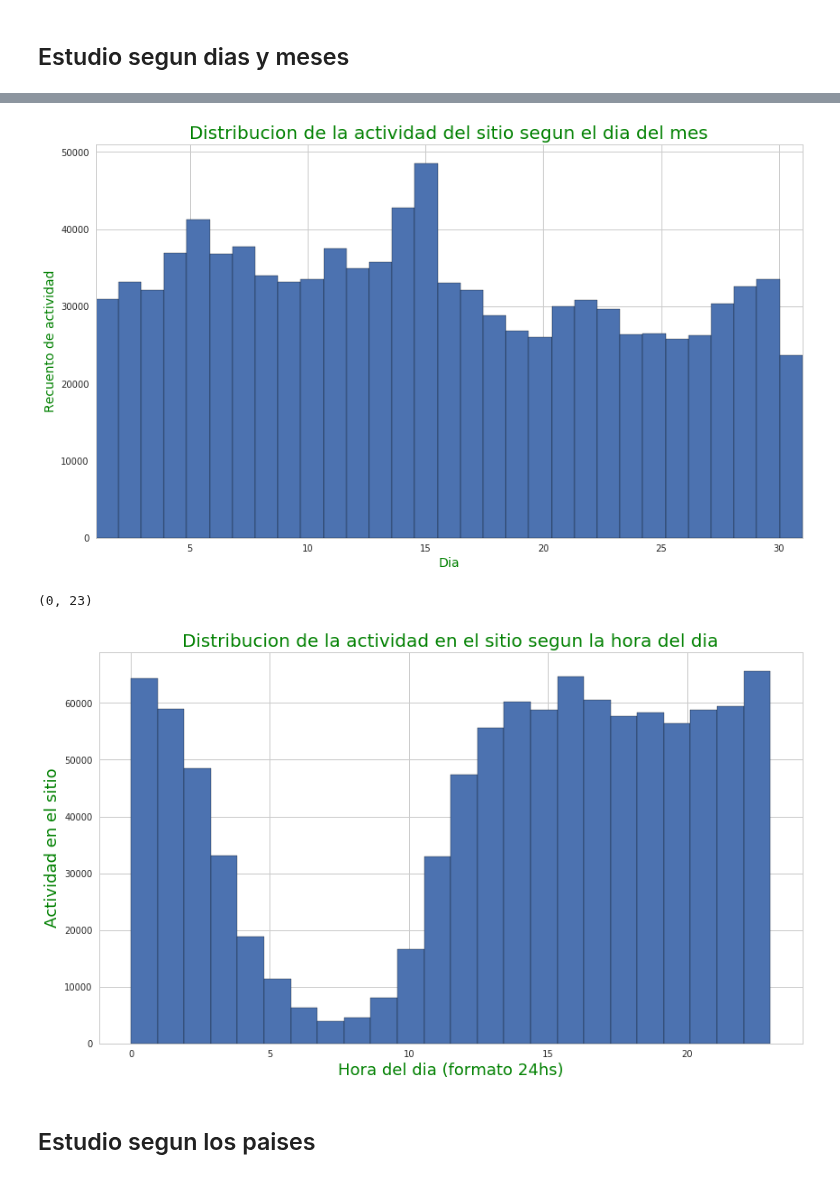
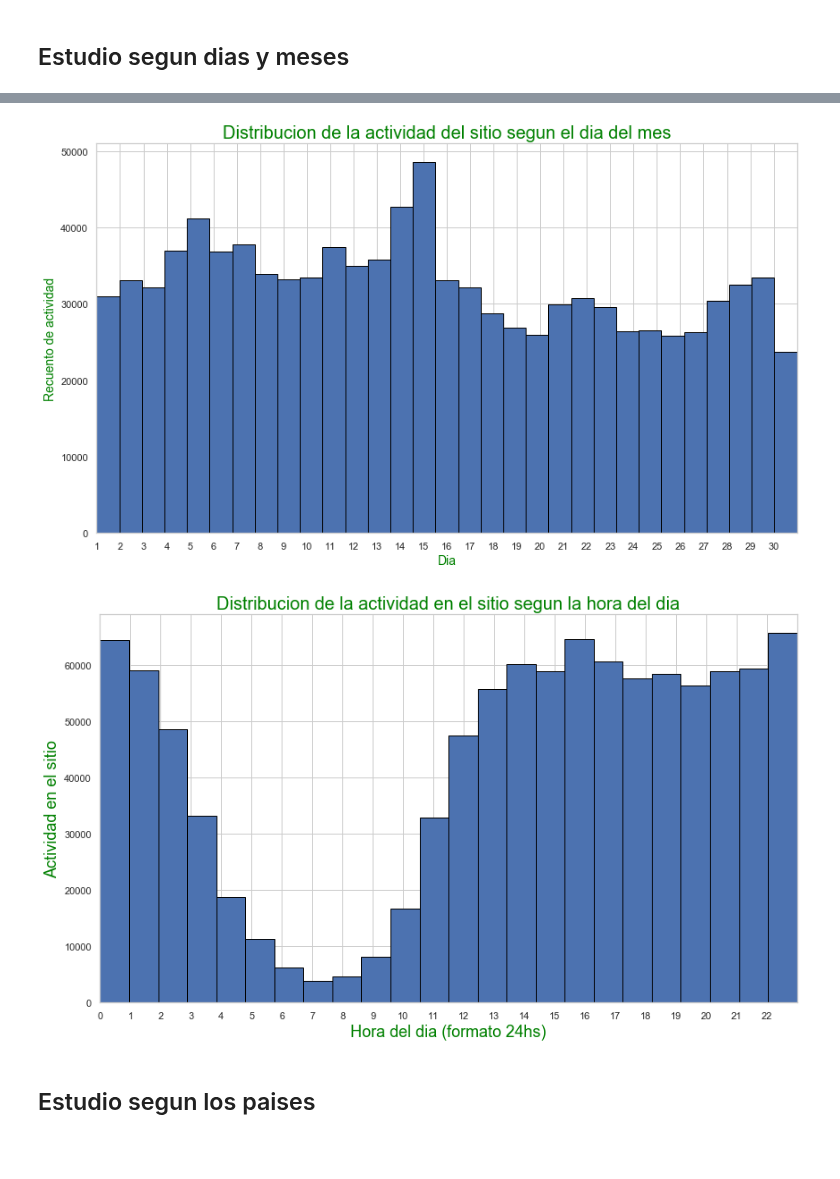
Before and after one commit to Blaz77/DatosReloaded, a Jupyter notebook: TP1/Exploracion_Trocafone.ipynb, the cells around one changed output, grey strips where cells are left out. Saved outputs shown, nothing was run; the diff lists cells and outputs as text; code cells hidden in the pictures; blank space fills up the shorter version.

```diff
--- a/TP1/Exploracion_Trocafone.ipynb
+++ b/TP1/Exploracion_Trocafone.ipynb
@@ -325,19 +325,20 @@ pd.to_datetime(trocafoneData['date']).dt.day.hist(figsize=(14,8), bins = 31, edg
 
 daysPlot.set_ylabel('Recuento de actividad', color = 'green', fontsize = 14)
 daysPlot.set_xlim(1, 31 )
+daysPlot.set_xticks(range(1, 31, 1))
 plt.show()
 # %% [output]
-[figure, old version]
+[figure, new version]
 # %%
 #Distribucion de la actidad del sitio segun la hora del dia
 hoursPlot = pd.to_datetime(trocafoneData['timestamp']).dt.hour.hist(figsize=(14,8), bins = 24, edgecolor = 'black')
 hoursPlot.set_title('Distribucion de la actividad en el sitio segun la hora del dia',fontsize = 20, color = 'green')
 hoursPlot.set_xlabel('Hora del dia (formato 24hs)', fontsize = 18 , color = 'green')
-hoursPlot.set_ylabel('Actividad en el sitio', fontsize = 18 , color = 'green');
-daysPlot.set_xlim(0, 23 )
+hoursPlot.set_ylabel('Actividad en el sitio', fontsize = 18 , color = 'green')
+hoursPlot.set_xlim(0, 23 )
+hoursPlot.set_xticks(range(0, 23, 1));
 # %% [output]
-(0, 23)
-[figure, old version]
+[figure, new version]
 # %% [markdown]
 ## Estudio segun los paises
 # %%
```
Also changed, not shown: parts of 9 cells of this notebook.
